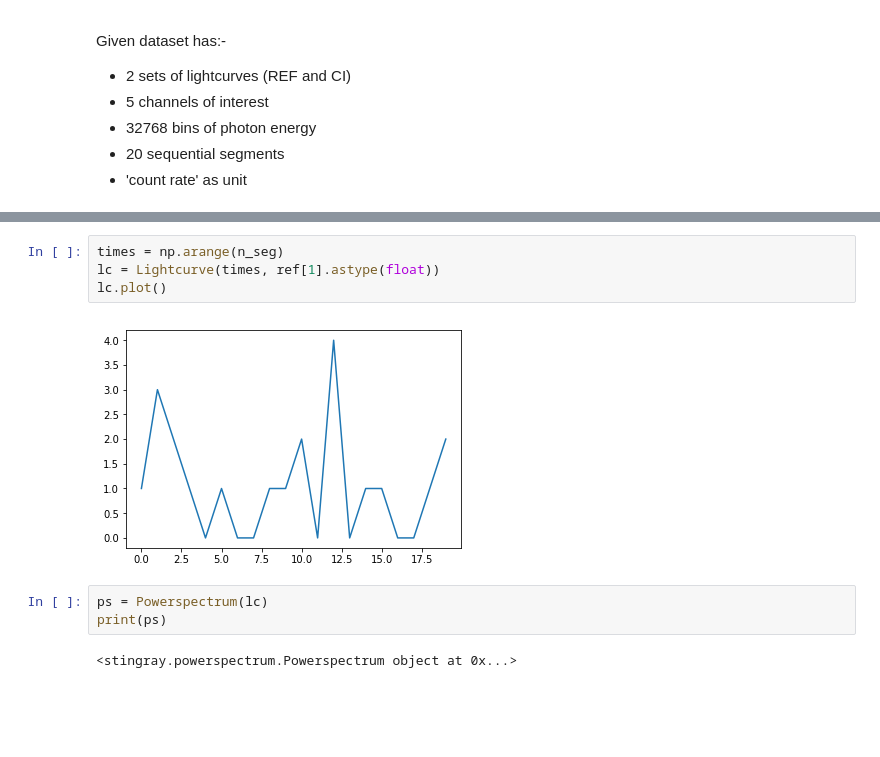
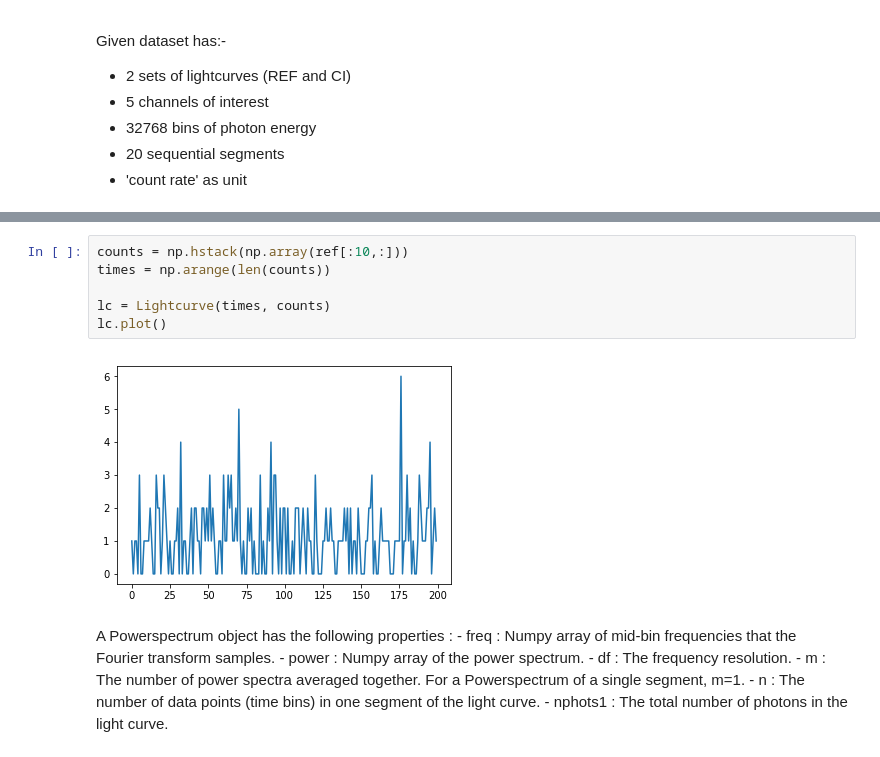
Before and after one commit to swapsha96/gsoc-learning, a Jupyter notebook: week0/Playing with kHz QPO.ipynb, the cells around one changed output, grey strips where cells are left out. Cells and saved outputs as stored; diff of their text form; blank space fills up the shorter version.

```diff
--- a/week0/Playing with kHz QPO.ipynb
+++ b/week0/Playing with kHz QPO.ipynb
@@ -82,13 +82,18 @@ print(ref[0])
 Length = 32768 rows
 [1. 0. 1. 1. 0. 3. 0. 0. 1. 1. 1. 1. 2. 1. 0. 0. 3. 2. 2. 0.]
 # %%
-times = np.arange(n_seg)
-lc = Lightcurve(times, ref[1].astype(float))
+counts = np.hstack(np.array(ref[:10,:]))
+times = np.arange(len(counts))
+
+lc = Lightcurve(times, counts)
 lc.plot()
 # %% [output]
-[figure, old version]
+[figure, new version]
-# %%
-ps = Powerspectrum(lc)
-print(ps)
-# %% [output]
-<stingray.powerspectrum.Powerspectrum object at 0x...>
+# %% [markdown]
+A Powerspectrum object has the following properties :
+    -  freq : Numpy array of mid-bin frequencies that the Fourier transform samples.
+    -  power : Numpy array of the power spectrum.
+    -  df : The frequency resolution.
+    -  m : The number of power spectra averaged together. For a Powerspectrum of a single segment, m=1.
+    -  n : The number of data points (time bins) in one segment of the light curve.
+    -  nphots1 : The total number of photons in the light curve.
```
Also changed, not shown: parts of 5 cells of this notebook, 2 other files.
